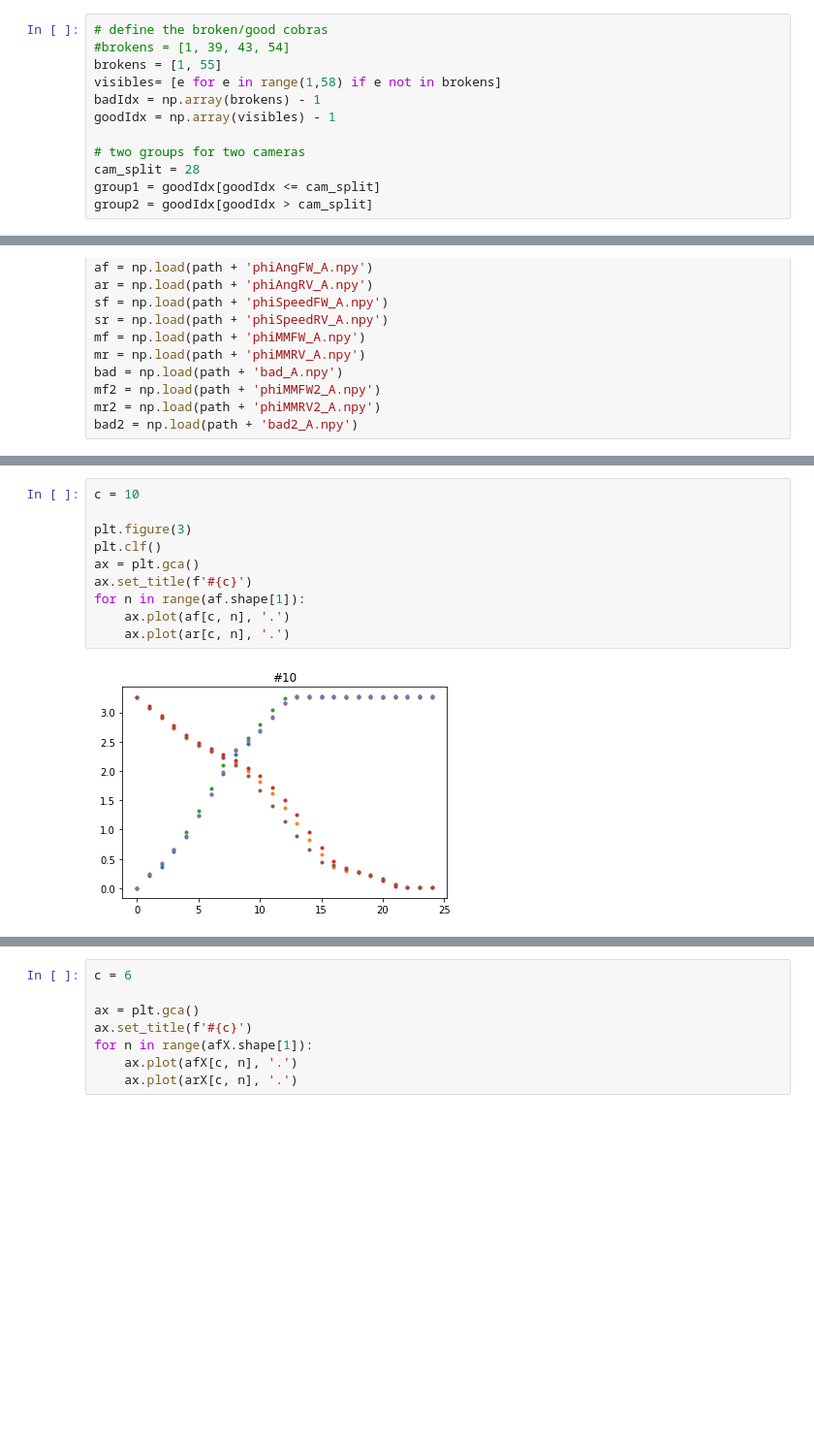
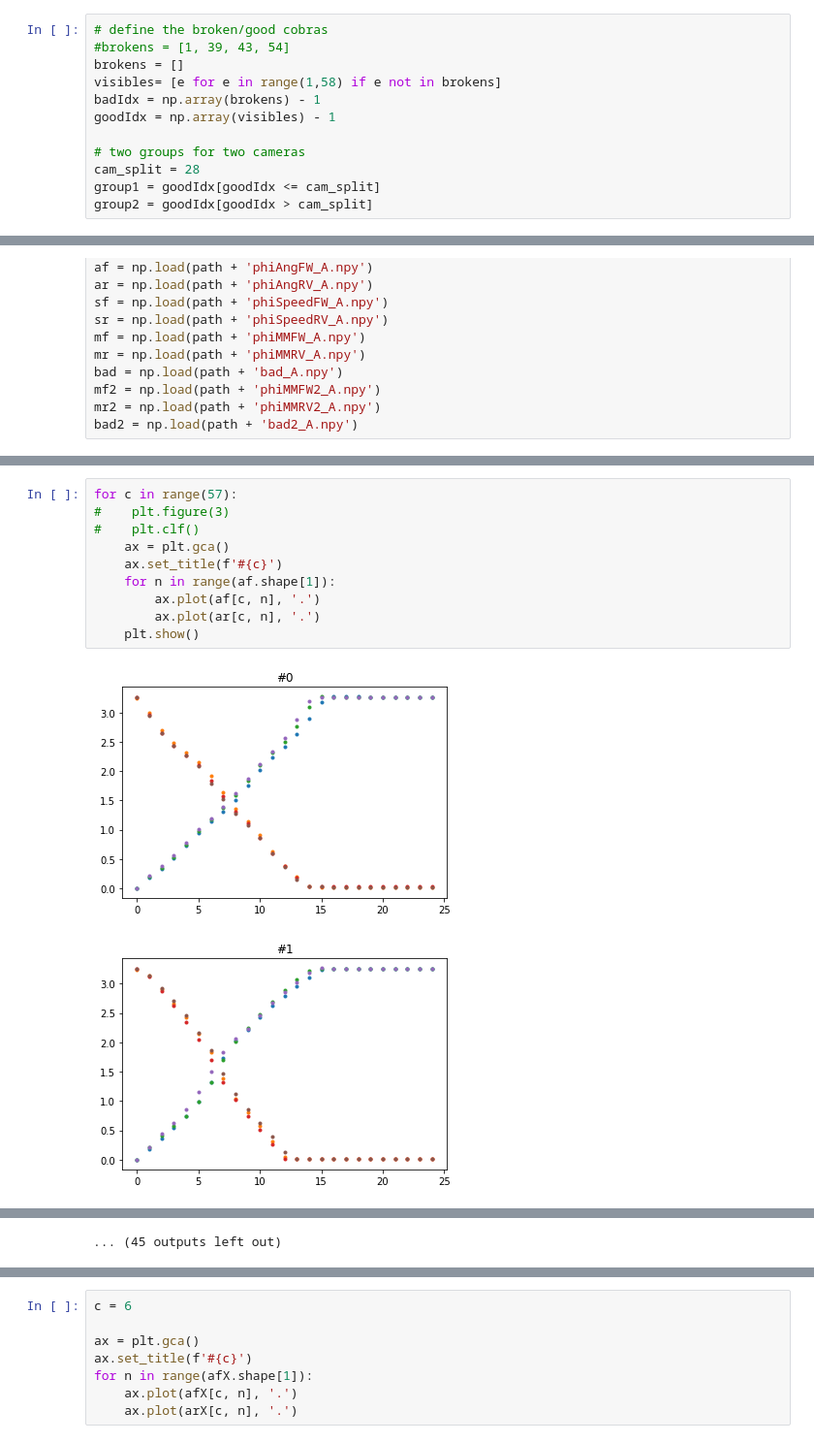
Before and after one commit to Subaru-PFS/ics_cobraCharmer, a Jupyter notebook: procedures/moduleTest/motor2maps.ipynb, the cells around one changed output, grey strips where cells are left out. Shown: that part at 97% size. Cells and saved outputs as stored; diff of their text form; blank space fills up the shorter version.

```diff
--- a/procedures/moduleTest/motor2maps.ipynb
+++ b/procedures/moduleTest/motor2maps.ipynb
@@ -7,7 +7,7 @@ np.set_printoptions(precision=2, suppress=True)
 # %%
 # define the broken/good cobras
 #brokens = [1, 39, 43, 54]
-brokens = [1, 55]
+brokens = []
 visibles= [e for e in range(1,58) if e not in brokens]
 badIdx = np.array(brokens) - 1
 goodIdx = np.array(visibles) - 1
@@ -136,12 +138,13 @@ plt.show()
 # %%
-c = 10
-
-plt.figure(3)
-plt.clf()
-ax = plt.gca()
-ax.set_title(f'#{c}')
-for n in range(af.shape[1]):
-    ax.plot(af[c, n], '.')
-    ax.plot(ar[c, n], '.')
+for c in range(57):
+#    plt.figure(3)
+#    plt.clf()
+    ax = plt.gca()
+    ax.set_title(f'#{c}')
+    for n in range(af.shape[1]):
+        ax.plot(af[c, n], '.')
+        ax.plot(ar[c, n], '.')
+    plt.show()
 # %% [output]
-[figure, old version]
+[figure, new version]
+[figure, added]
@@ -148,3 +161,4 @@ for n in range(af.shape[1]):
+... (45 outputs left out)
 # %%
 plt.figure(4)
 plt.clf()
```
Also changed, not shown: parts of 24 cells of this notebook, 4 other files.
